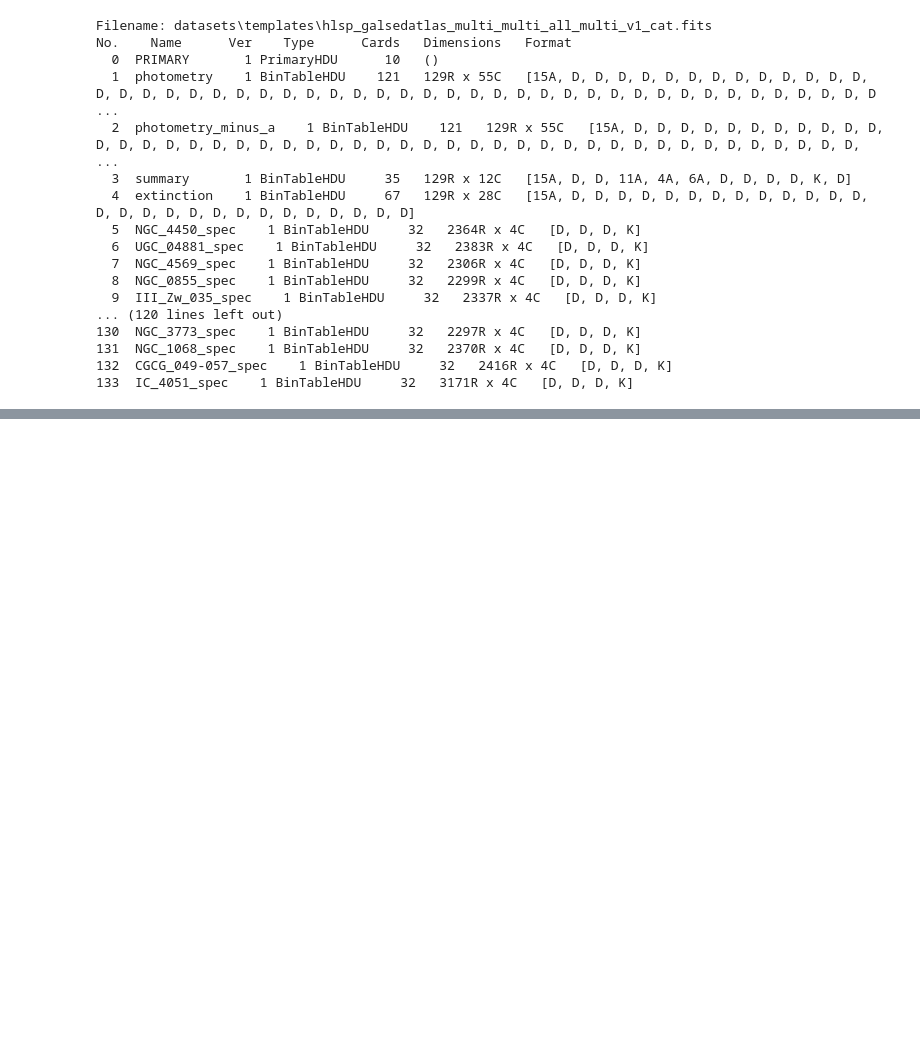
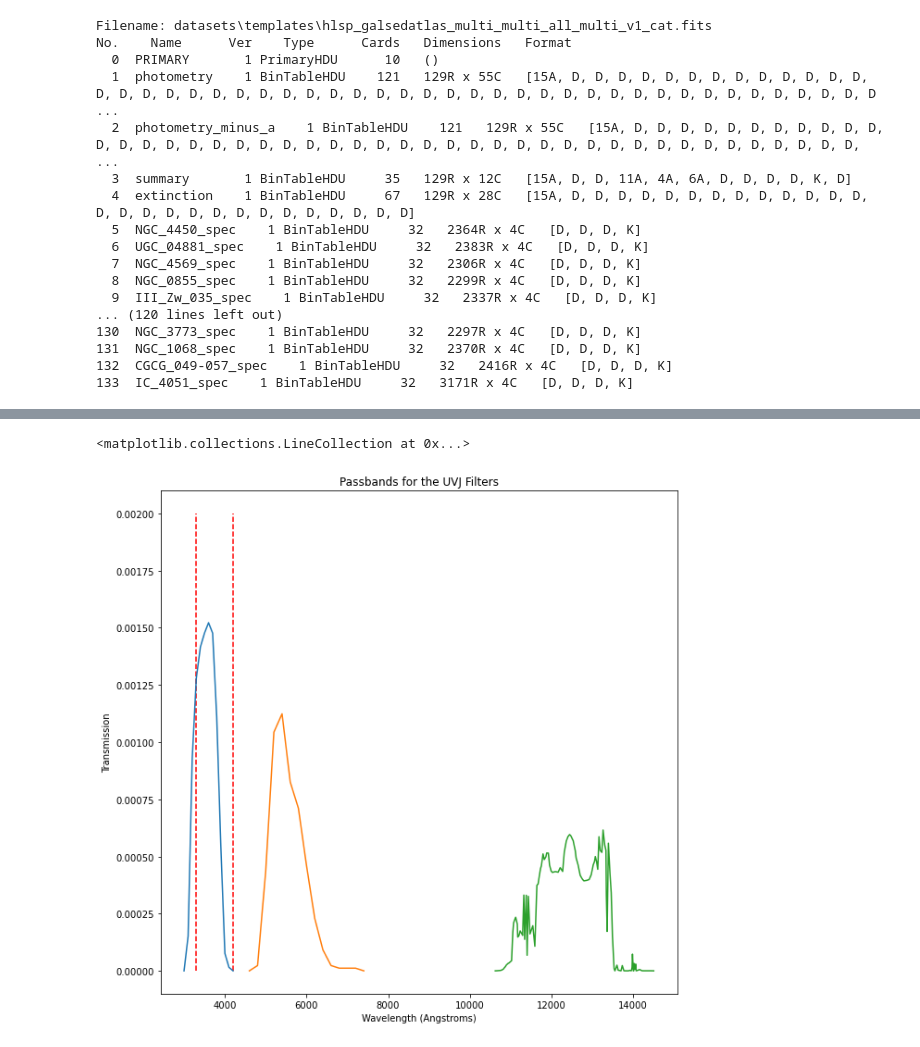
Before and after one commit to mitchellhooymans/LymanBreakActivity, a Jupyter notebook: LymanBreakActivity.ipynb, the cells around one changed output, grey strips where cells are left out. Saved outputs shown, nothing was run; the diff lists cells and outputs as text; code cells hidden in the pictures; blank space fills up the shorter version.

```diff
--- a/LymanBreakActivity.ipynb
+++ b/LymanBreakActivity.ipynb
@@ -632,10 +640,18 @@ pb_u = os.path.join('datasets', 'filters', 'Paranal_OmegaCAM.u_SDSS.dat')
 pb_g = os.path.join('datasets', 'filters', 'Paranal_OmegaCAM.g_SDSS.dat')
 pb_r = os.path.join('datasets', 'filters', 'Paranal_OmegaCAM.r_SDSS.dat')
 
+# Similarly we can also read in the passbands for the UVJ colours
+pb_U = os.path.join('datasets', 'filters', 'Generic_Johnson.U.dat')
+pb_V = os.path.join('datasets', 'filters', 'Generic_Johnson.V.dat')
+pb_J = os.path.join('datasets', 'filters', '2MASS_2MASS.J.dat')
 
 # Read in the passbands, using astLib
 pb_u = astSED.Passband(pb_u, normalise=True)
 pb_g = astSED.Passband(pb_g, normalise=True)
 pb_r = astSED.Passband(pb_r, normalise=True)
+
+pb_U = astSED.Passband(pb_U, normalise=True)
+pb_V = astSED.Passband(pb_V, normalise=True)
+pb_J = astSED.Passband(pb_J, normalise=True)
 # %%
 # We can now check the effect wavelength of the passbands on the SED templates
@@ -648,0 +704,27 @@ Effective Wavelength of the R Band is 6285.945598240397
+# %%
+# We can also plot the passbands for the UVJ
+U_arr = np.array(pb_U.asList())
+V_arr = np.array(pb_V.asList())
+J_arr = np.array(pb_J.asList())
+
+plt.figure(figsize=(10, 10))
+plt.plot(U_arr[:, 0], U_arr[:,1], label='U')
+plt.plot(V_arr[:, 0], V_arr[:,1], label='V')
+plt.plot(J_arr[:, 0], J_arr[:,1], label='J')
+plt.title("Passbands for the UVJ Filters")
+plt.xlabel('Wavelength (Angstroms)')
+plt.ylabel('Transmission')
+
+
+# additionally as we are investigating the lyman break, we can plot the lyman break and where it would be redshifted too
+# we can do this using the appropriate equation: λ = λ_0 * (1 + z)
+lyman_break = 912
+lyman_break_z26 = lyman_break * (1 + 2.6)
+lyman_break_z36 = lyman_break * (1 + 3.6)
+
+# Plotting this on the same graph as the passbands
+plt.vlines(lyman_break_z26, 0, 0.002, color='r',linestyle="--", label='Lyman Break (z = 2.6)')
+plt.vlines(lyman_break_z36, 0, 0.002, color='r',linestyle="--", label='Lyman Break (z = 3.6)')
+# %% [output]
+<matplotlib.collections.LineCollection at 0x...>
+[figure, added]
```
Also changed, not shown: parts of 26 cells of this notebook.
